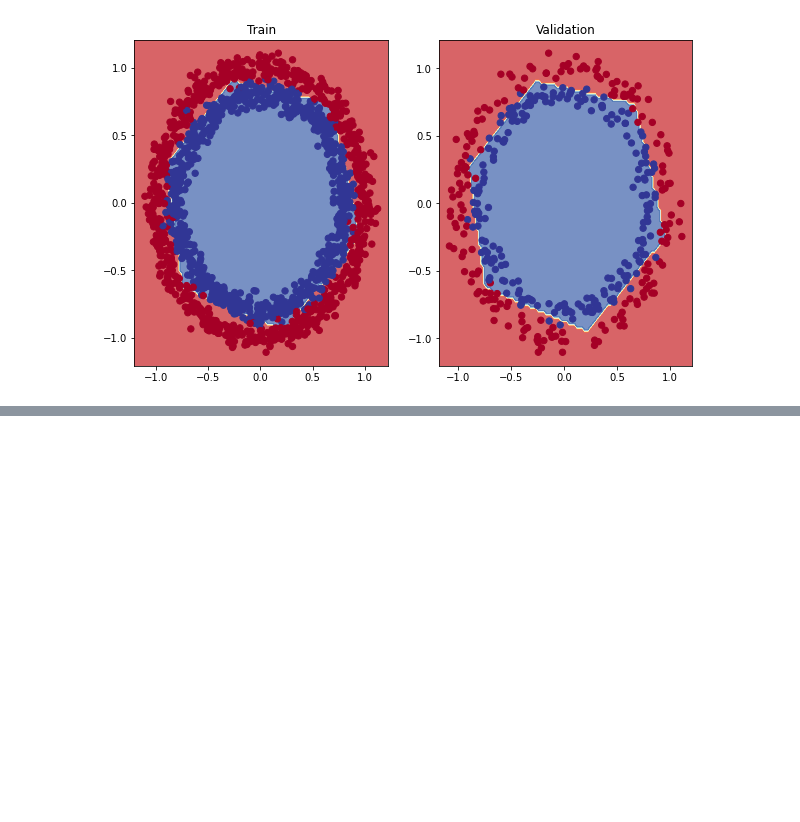
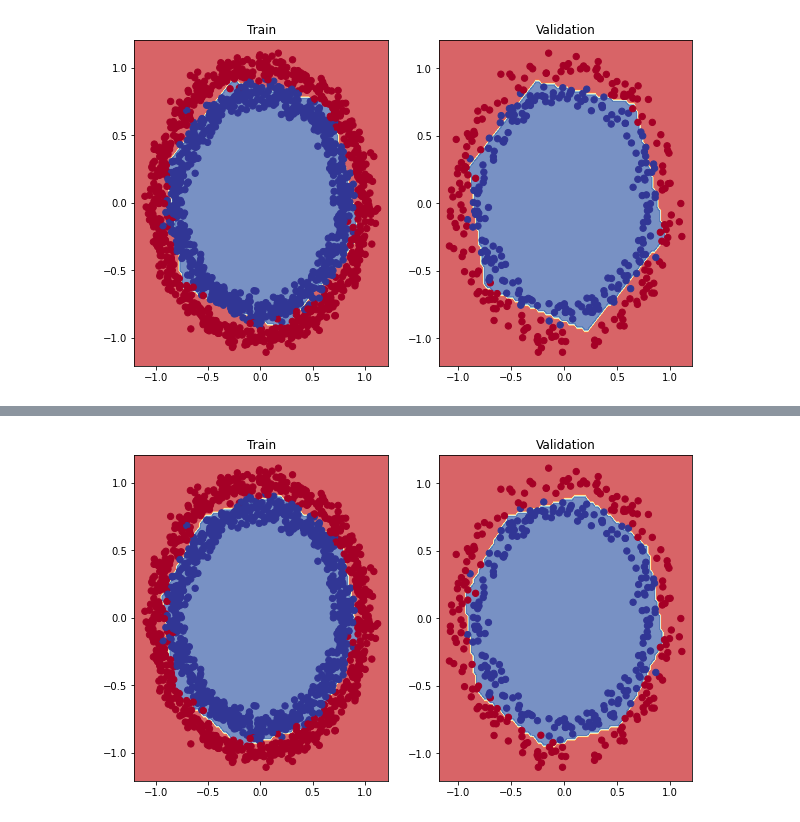
Before and after one commit to chineidu/NLP-Tutorial, a Jupyter notebook: notebook/03_tensorflow/03_classification_with_tf.ipynb, the cells around one changed output, grey strips where cells are left out. Saved outputs shown, nothing was run; the diff lists cells and outputs as text; code cells hidden in the pictures; blank space fills up the shorter version.

```diff
--- a/notebook/03_tensorflow/03_classification_with_tf.ipynb
+++ b/notebook/03_tensorflow/03_classification_with_tf.ipynb
@@ -489,0 +599,18 @@ doing binary classifcation...
+# %%
+# Build
+tf.random.set_seed(SEED)
+
+model_6 = tf.keras.Sequential([
+    tf.keras.layers.Dense(units=5, activation="relu",
+                          input_shape=[X_train.shape[-1]]),
+    tf.keras.layers.Dense(units=5, activation="relu"),
+    tf.keras.layers.Dense(units=1, activation="sigmoid")
+])
+
+# Compile
+model_6.compile(loss=tf.keras.losses.BinaryCrossentropy(),
+                optimizer=tf.keras.optimizers.Adam(learning_rate=0.02),
+                metrics=["accuracy"])
+
+# Fit
+history_6 = model_6.fit(X_train, y_train, epochs=50)
@@ -489,0 +641,12 @@ doing binary classifcation...
+# %%
+plt.figure(figsize=(10, 6))
+plt.subplot(1, 2, 1)
+plot_decision_boundary(model_6, X_train, y_train)
+plt.title("Train")
+
+plt.subplot(1, 2, 2)
+plot_decision_boundary(model_6, X_val, y_val)
+plt.title("Validation")
+
+plt.show()
+# %% [output]
@@ -489,0 +657 @@ doing binary classifcation...
+[figure, added]
```
Also changed, not shown: parts of 12 cells of this notebook.
